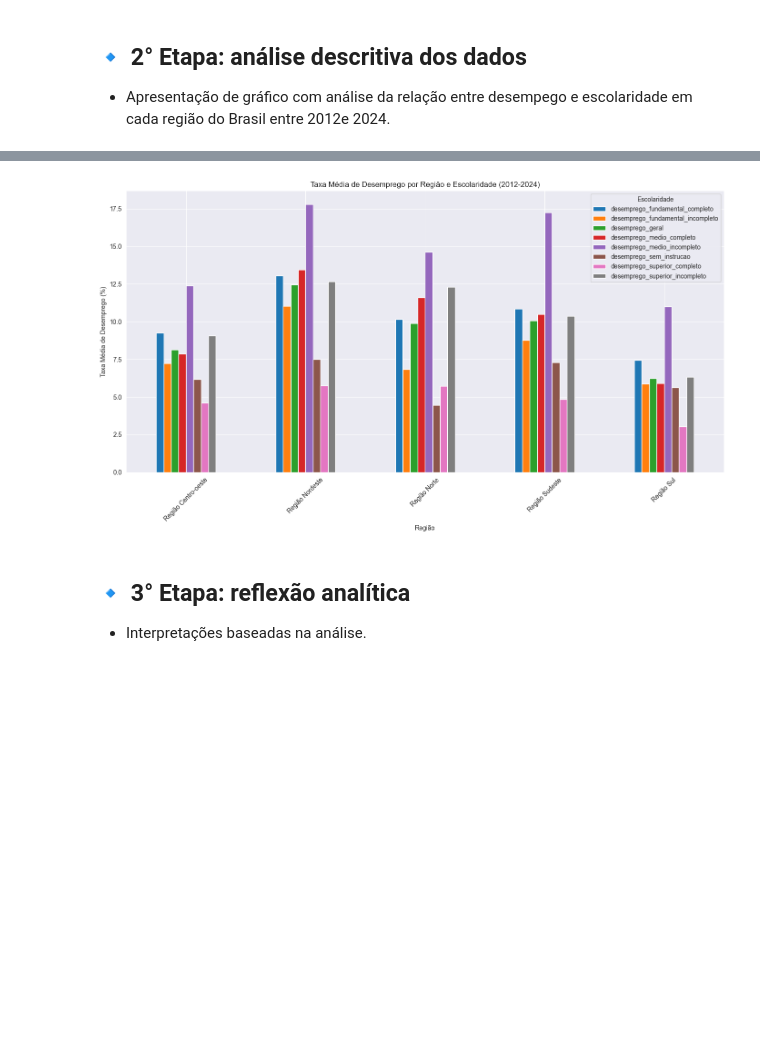
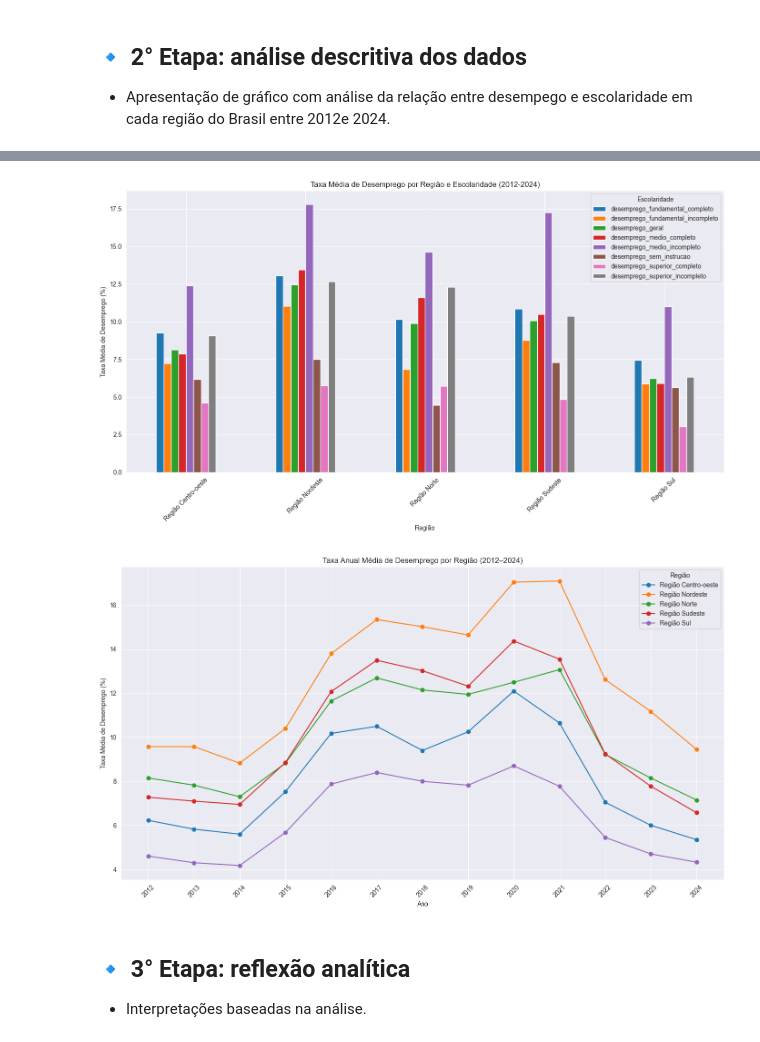
Before and after one commit to Andre-Luis-Correa/tarefa-ciencia-dados-1, a Jupyter notebook: analise_desemprego_brasil.ipynb, the cells around one changed output, grey strips where cells are left out. Drawn from its saved outputs; the diff is of its cells as text; code cells hidden in the pictures; blank space fills up the shorter version.

Commit message:
feat: update step 2 and limit data analysis

```diff
--- a/analise_desemprego_brasil.ipynb
+++ b/analise_desemprego_brasil.ipynb
@@ -270,6 +270,7 @@ for chave, data_frame in conjunto_dados_tratados.items():
 import pandas as pd
 import seaborn as sns
 import matplotlib.pyplot as plt
+import re
 
 def preparar_dados_para_analise_completa_por_regiao(dados):
     lista_data_frame = []
@@ -316,33 +317,73 @@ def plotar_grafico_desemprego_escolaridade(data_frames_concatenados):
     # Exibe
     display(df_wide)
 
     # Plotar o gráfico
     df_wide.set_index('Região').plot(
         kind='bar',
         figsize=(14, 8)
     )
     plt.title('Taxa Média de Desemprego por Região e Escolaridade (2012-2024)')
     plt.ylabel('Taxa Média de Desemprego (%)')
     plt.xlabel('Região')
     plt.xticks(rotation=45)
     plt.legend(title='Escolaridade')
     plt.grid(True)
     plt.tight_layout()
     plt.show()
 
+def plotar_desemprego_anual_regiao(caminho_csv):
+    # Identifica e cria o df baseado nos dados do .csv
+    df = pd.read_csv(caminho_csv, skiprows=1)
+    df = df.loc[:, df.columns.notna()]
+    col_quarters = [col for col in df.columns if re.match(r'^\d{4}\sT\d$', col)]
+
+    # Derrete o dataframe
+    df_melt = df.melt(
+        id_vars=['Região'],
+        value_vars=col_quarters,
+        var_name='Trimestre',
+        value_name='Taxa de Desemprego'
+    )
+    df_melt['Ano'] = df_melt['Trimestre'].str[:4].astype(int)
+    df_melt['Taxa de Desemprego'] = pd.to_numeric(df_melt['Taxa de Desemprego'], errors='coerce')
+    df_anual = (
+        df_melt
+        .groupby(['Região', 'Ano'])['Taxa de Desemprego']
+        .mean()
+        .reset_index()
+    )
+
+    # Plota o gráfico
+    plt.figure(figsize=(14, 8))
+    for regiao in df_anual['Região'].unique():
+        d = df_anual[df_anual['Região'] == regiao]
+        plt.plot(d['Ano'], d['Taxa de Desemprego'], marker='o', label=regiao)
+    plt.title('Taxa Anual Média de Desemprego por Região (2012–2024)')
+    plt.xlabel('Ano')
+    plt.ylabel('Taxa Média de Desemprego (%)')
+    plt.xticks(sorted(df_anual['Ano'].unique()), rotation=45)
+    plt.legend(title='Região')
+    plt.grid(True)
+    plt.tight_layout()
+    plt.show()
+
 # Preparar os dados
 concatenacao_data_frames = preparar_dados_para_analise_completa_por_regiao(conjunto_dados_tratados)
 
 # Plotar o gráfico
 plotar_grafico_desemprego_escolaridade(concatenacao_data_frames)
+
+# Plotar o grafico anual
+plotar_desemprego_anual_regiao('data/Taxa de desemprego (IBGEPnad Contínua).csv')
 # %% [output]
 |  | Região | desemprego_fundamental_completo | desemprego_fundamental_incompleto | desemprego_geral | desemprego_medio_completo | ... |
 | 0 | Região Centro-oeste | 9.257778 | 7.246667 | 8.143396 | 7.875556 | ... |
 | 1 | Região Nordeste | 13.044444 | 11.026667 | 12.460377 | 13.451111 | ... |
 | 2 | Região Norte | 10.146667 | 6.853333 | 9.879245 | 11.600000 | ... |
 | 3 | Região Sudeste | 10.844444 | 8.782222 | 10.066038 | 10.484444 | ... |
 | 4 | Região Sul | 7.455556 | 5.866667 | 6.249057 | 5.915556 | ... |
 [figure]
+[figure, added]
 # %% [markdown]
 ## 🔹 3° Etapa: reflexão analítica
 - Interpretações baseadas na análise.
```
Also changed, not shown: parts of 1 cell of this notebook.
